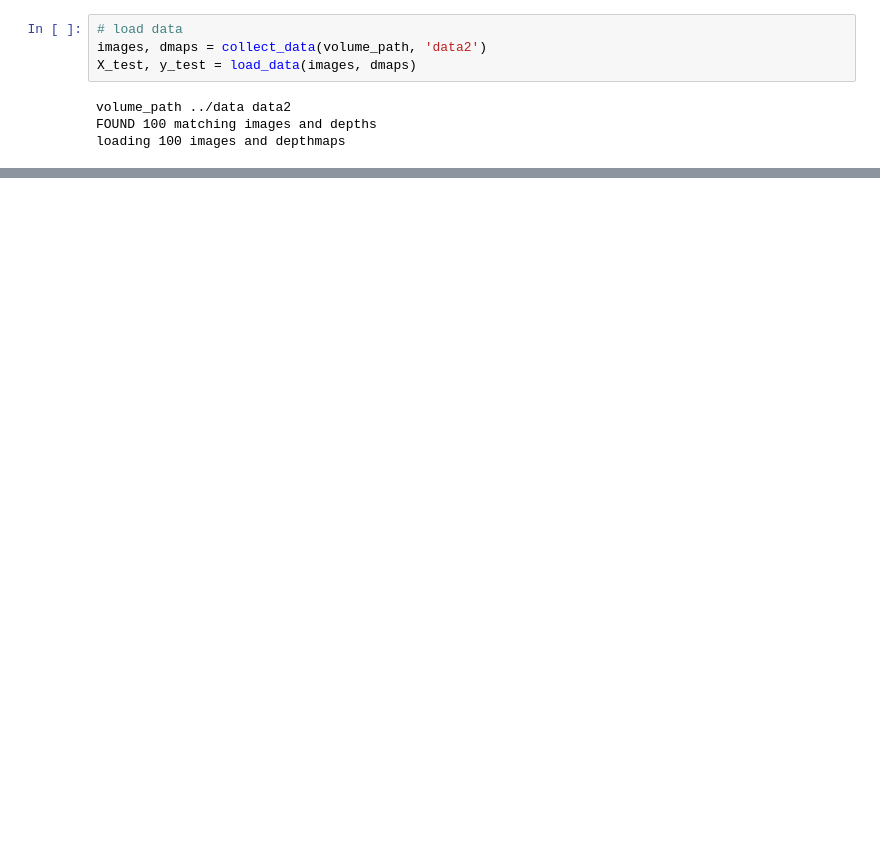
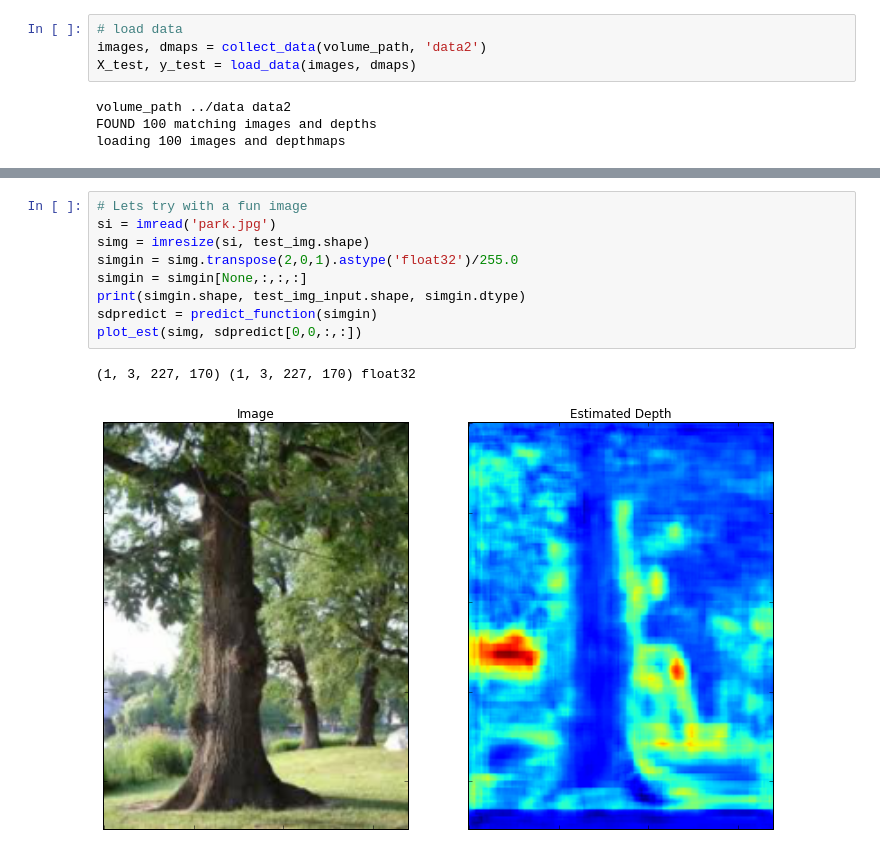
Before and after one commit to johannah/mono-depth, a Jupyter notebook: presentation.ipynb, the cells around one changed output, grey strips where cells are left out. Saved outputs shown, nothing was run; the diff lists cells and outputs as text; blank space fills up the shorter version.

```diff
--- a/presentation.ipynb
+++ b/presentation.ipynb
@@ -99,0 +101,12 @@ print(simgin.shape, test_img_input.shape, simgin.dtype)
+# %%
+# Lets try with a fun image
+si = imread('park.jpg')
+simg = imresize(si, test_img.shape)
+simgin = simg.transpose(2,0,1).astype('float32')/255.0
+simgin = simgin[None,:,:,:]
+print(simgin.shape, test_img_input.shape, simgin.dtype)
+sdpredict = predict_function(simgin)
+plot_est(simg, sdpredict[0,0,:,:])
+# %% [output]
+(1, 3, 227, 170) (1, 3, 227, 170) float32
+[figure, added]
```
Also changed, not shown: parts of 3 cells of this notebook.
